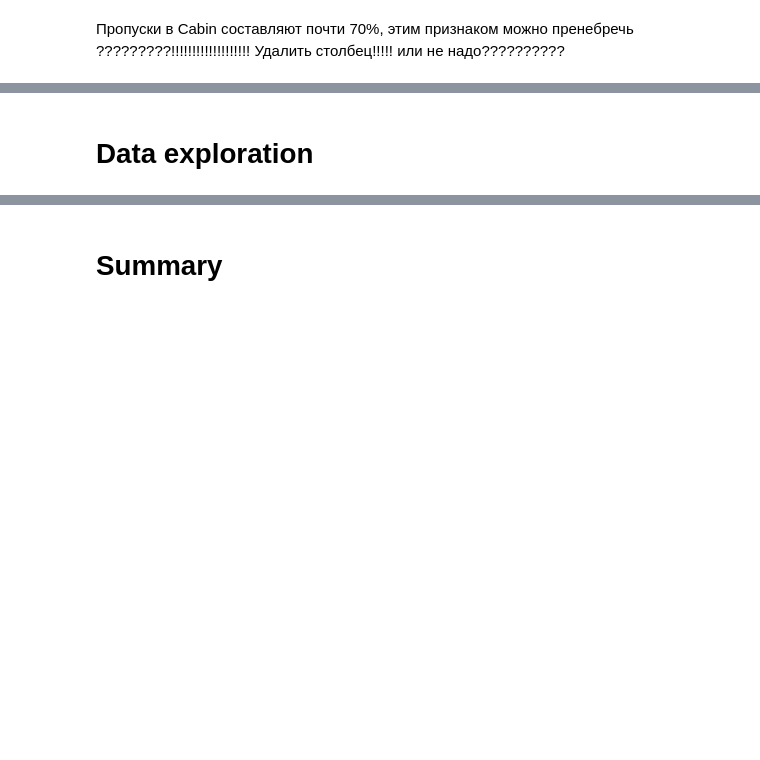
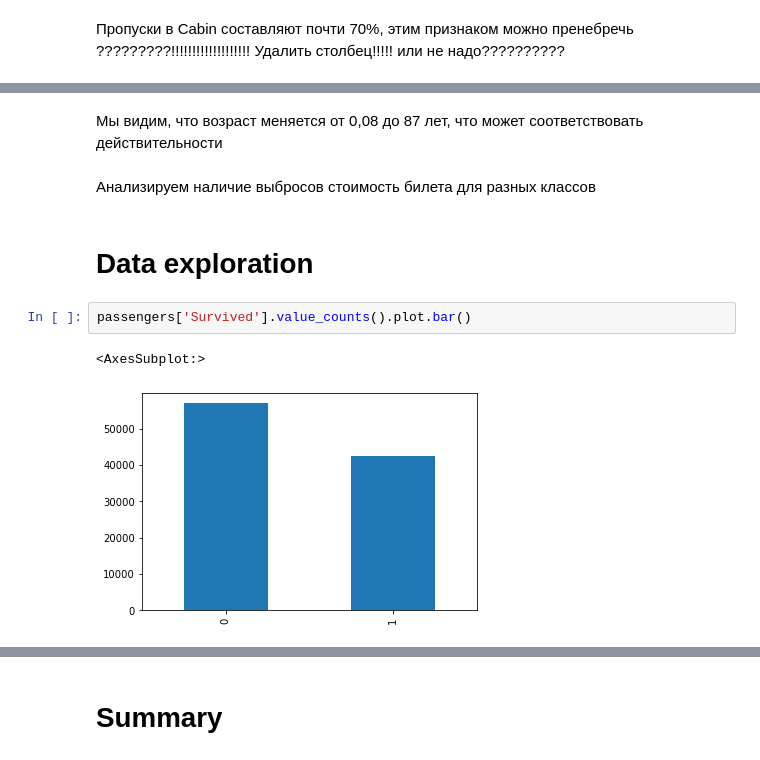
Before and after one commit to pmstangmailcom/rs_school, a Jupyter notebook: EDA_data_exploration.ipynb, the cells around one changed output, grey strips where cells are left out. Drawn from its saved outputs; the diff is of its cells as text; blank space fills up the shorter version.

```diff
--- a/EDA_data_exploration.ipynb
+++ b/EDA_data_exploration.ipynb
@@ -176,2 +256,11 @@ Now we don't have any NAN's
+# %% [markdown]
+Мы видим, что возраст меняется от 0,08 до 87 лет, что может соответствовать действительности
+# %% [markdown]
+Анализируем наличие выбросов стоимость билета для разных классов
 # %% [markdown]
 # Data exploration
+# %%
+passengers['Survived'].value_counts().plot.bar()
+# %% [output]
+<AxesSubplot:>
+[figure, added]
```
Also changed, not shown: parts of 35 cells of this notebook.
